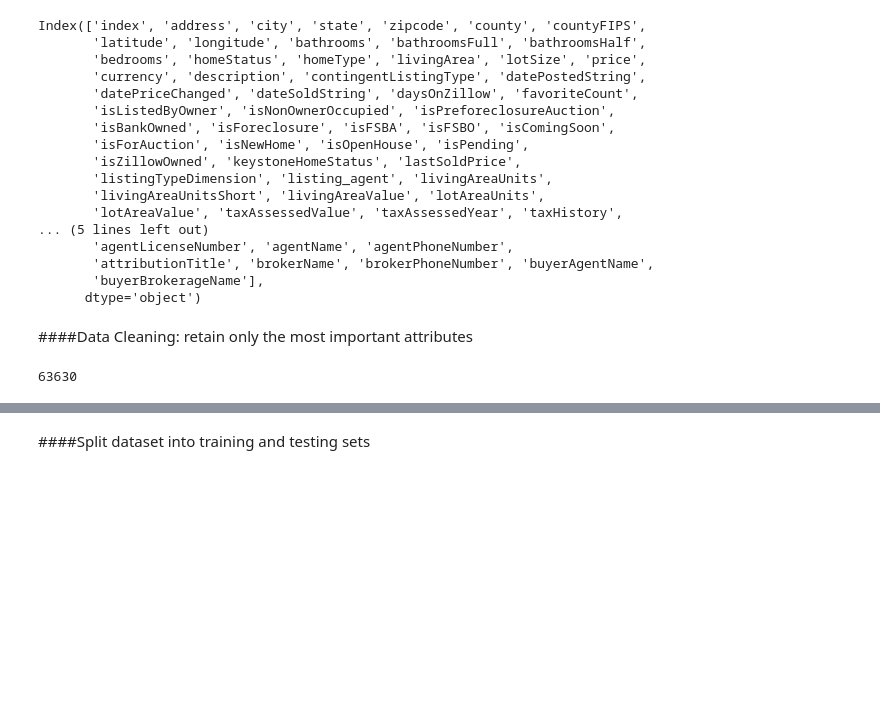
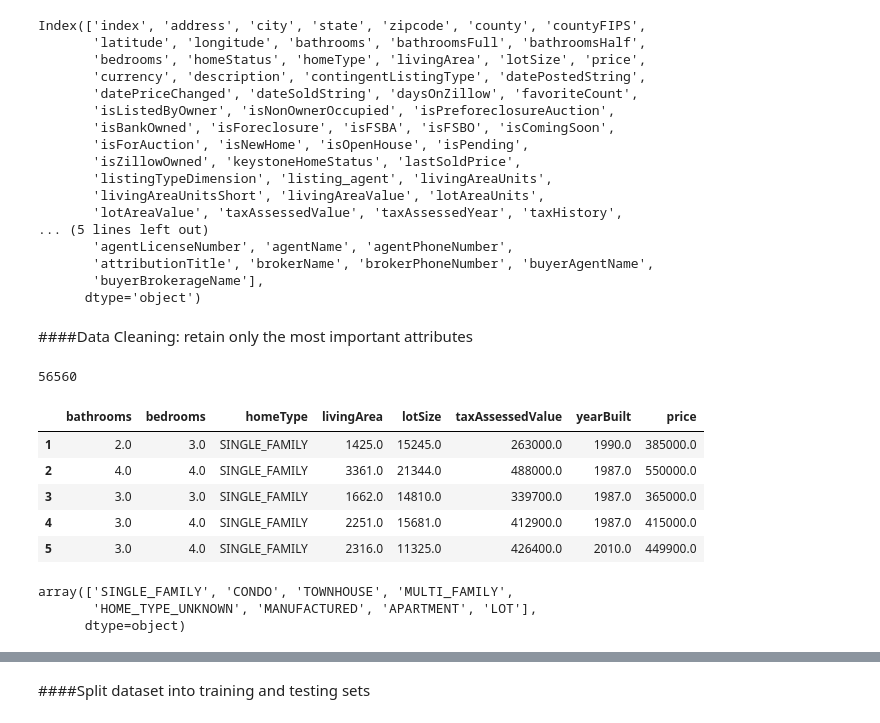
Before and after one commit to APoulad/Real-Estate-AVM, a Jupyter notebook: notebooks/linear_regression_test.ipynb, the cells around one changed output, grey strips where cells are left out. Drawn from its saved outputs; the diff is of its cells as text; code cells hidden in the pictures; blank space fills up the shorter version.

```diff
--- a/notebooks/linear_regression_test.ipynb
+++ b/notebooks/linear_regression_test.ipynb
@@ -27,11 +37,26 @@ Index(['index', 'address', 'city', 'state', 'zipcode', 'county', 'countyFIPS',
 ####Data Cleaning:
 retain only the most important attributes
 # %%
-stripped_data = prop_data[['address', 'bathrooms', 'bedrooms', 'homeType', 'livingArea', 'lotSize', 'taxAssessedValue', 'yearBuilt', 'price']]
-stripped_data.set_index('address')
+stripped_data = prop_data[['bathrooms', 'bedrooms', 'homeType', 'livingArea', 'lotSize', 'taxAssessedValue', 'yearBuilt', 'price']]
+#stripped_data.set_index('address')
 stripped_data = stripped_data.dropna()
 stripped_data.size
 # %% [output]
-63630
+56560
+# %%
+stripped_data.head()
+# %% [output]
+|  | bathrooms | bedrooms | homeType | livingArea | lotSize | taxAssessedValue | yearBuilt | price |
+| 1 | 2.0 | 3.0 | SINGLE_FAMILY | 1425.0 | 15245.0 | 263000.0 | 1990.0 | 385000.0 |
+| 2 | 4.0 | 4.0 | SINGLE_FAMILY | 3361.0 | 21344.0 | 488000.0 | 1987.0 | 550000.0 |
+| 3 | 3.0 | 3.0 | SINGLE_FAMILY | 1662.0 | 14810.0 | 339700.0 | 1987.0 | 365000.0 |
+| 4 | 3.0 | 4.0 | SINGLE_FAMILY | 2251.0 | 15681.0 | 412900.0 | 1987.0 | 415000.0 |
+| 5 | 3.0 | 4.0 | SINGLE_FAMILY | 2316.0 | 11325.0 | 426400.0 | 2010.0 | 449900.0 |
+# %%
+stripped_data['homeType'].unique()
+# %% [output]
+array(['SINGLE_FAMILY', 'CONDO', 'TOWNHOUSE', 'MULTI_FAMILY',
+       'HOME_TYPE_UNKNOWN', 'MANUFACTURED', 'APARTMENT', 'LOT'],
+      dtype=object)
 # %%
 %pip install -U scikit-learn
```
Also changed, not shown: parts of 18 cells of this notebook.
